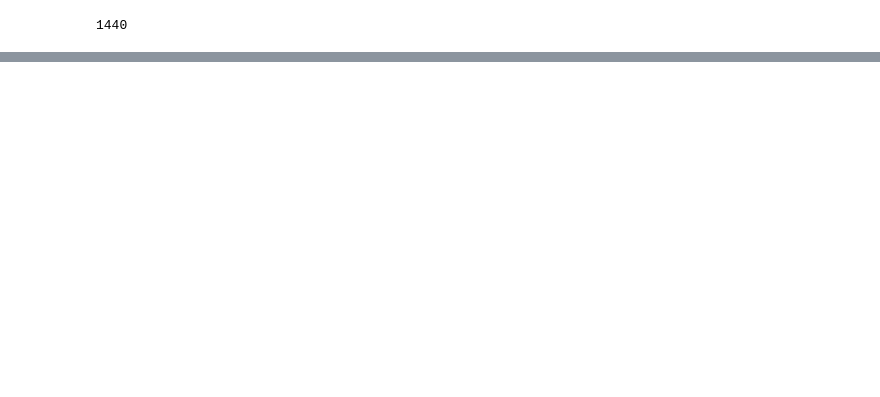
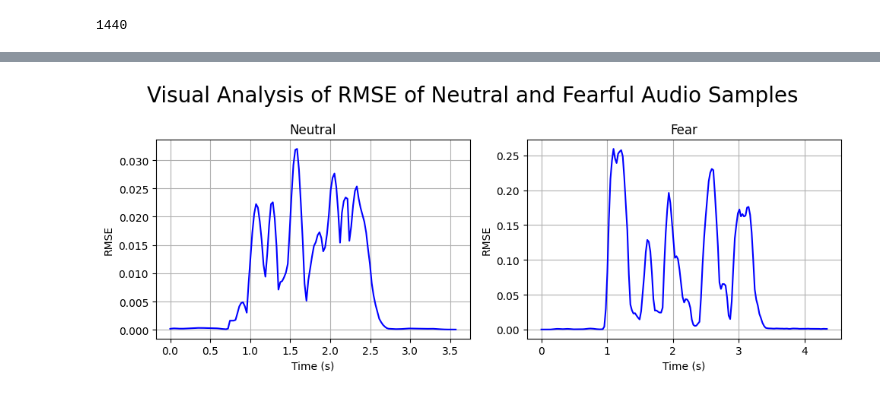
Before and after one commit to Ruthamey1/speech_emotion, a Jupyter notebook: Graphs.ipynb, the cells around one changed output, grey strips where cells are left out. Drawn from its saved outputs; the diff is of its cells as text; code cells hidden in the pictures; blank space fills up the shorter version.

```diff
--- a/Graphs.ipynb
+++ b/Graphs.ipynb
@@ -740,0 +319,35 @@ print(confusion_matrix(y_test, y_pred))
+# %%
+#RMSE for neutral and fear audio
+neutral,n_sr=librosa.load('ravdess_dataset/Actor_10/03-01-02-01-01-01-10.wav')
+fear,f_sr=librosa.load('ravdess_dataset/Actor_07/03-01-05-02-02-02-07.wav')
+
+n_rmse=librosa.feature.rms(y=neutral)
+f_rmse=librosa.feature.rms(y=fear)
+
+
+# Create time axes
+n_time_rmse = np.linspace(0, len(neutral)/n_sr, len(n_rmse[0]))
+f_time_rmse = np.linspace(0, len(fear)/f_sr, len(f_rmse[0]))
+# Create subplots
+fig, ax = plt.subplots(1, 2, figsize=(10, 4))
+
+# Plot neutral
+ax[0].plot(n_time_rmse, n_rmse[0], color='b')
+ax[0].set_title('Neutral')
+ax[0].set_xlabel('Time (s)')
+ax[0].set_ylabel('RMSE')
+ax[0].grid(True)
+
+# Plot fear
+ax[1].plot(f_time_rmse, f_rmse[0], color='b')
+ax[1].set_title('Fear')
+ax[1].set_xlabel('Time (s)')
+ax[1].set_ylabel('RMSE')
+ax[1].grid(True)
+
+
+plt.suptitle('Visual Analysis of RMSE of Neutral and Fearful Audio Samples', fontsize=20)
+plt.tight_layout()
+plt.show()
+# %% [output]
+[figure, added]
```
Also changed, not shown: parts of 82 cells of this notebook, 30 other files.
